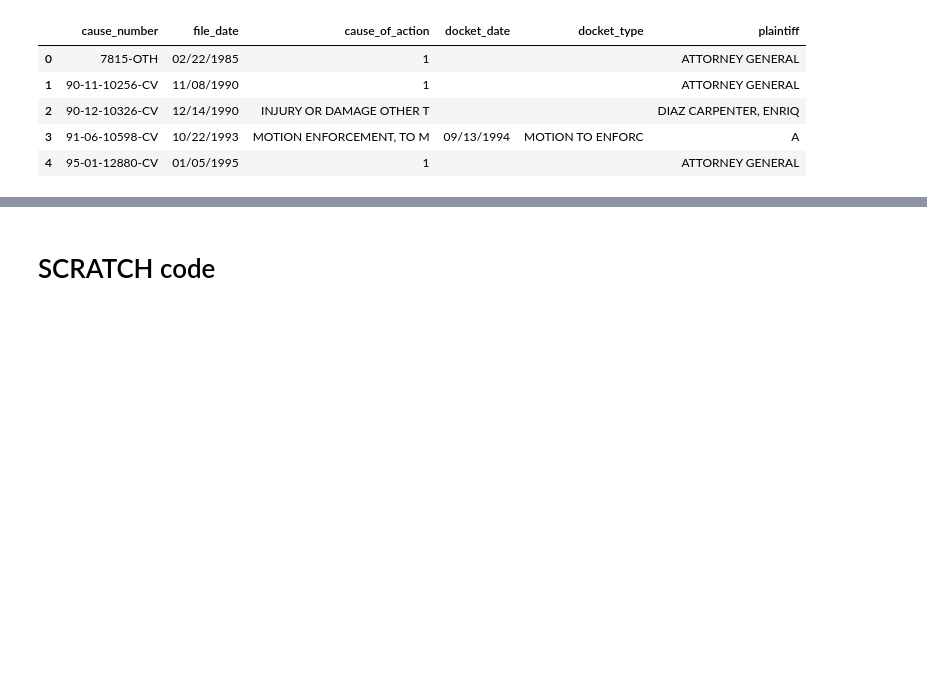
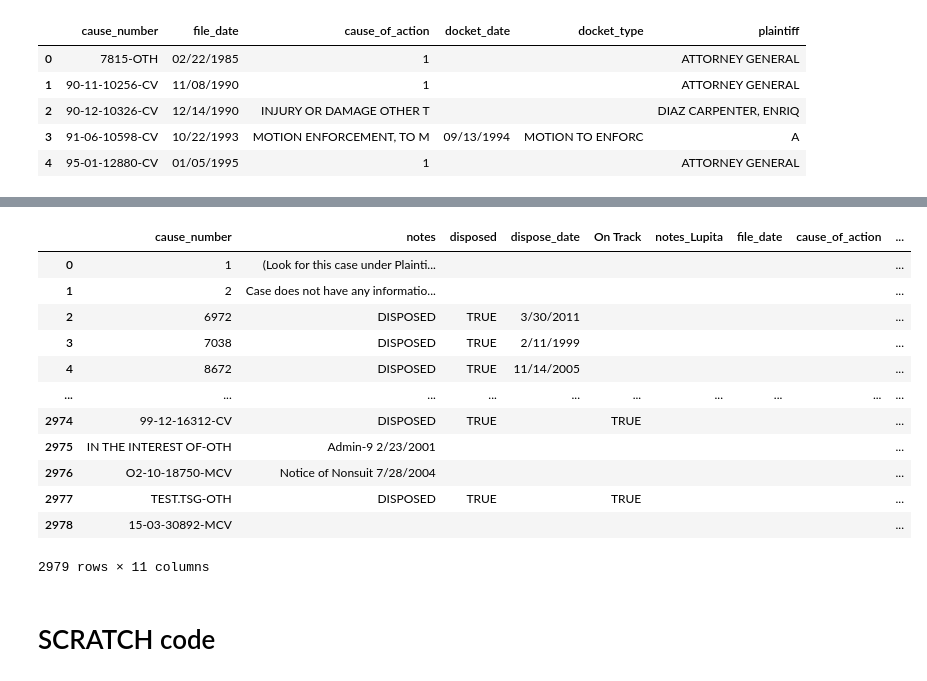
Before and after one commit to District-Court-293rd/293rd_pending_cases, a Jupyter notebook: cause_number.ipynb, the cells around one changed output, grey strips where cells are left out. Drawn from its saved outputs; the diff is of its cells as text; code cells hidden in the pictures; blank space fills up the shorter version.

```diff
--- a/cause_number.ipynb
+++ b/cause_number.ipynb
@@ -72,7 +127,21 @@ df = civil_pending_notes.merge(pending_cause_number_df, how = 'outer', on = 'cau
 # %%
     #drops the duplicated cause numbers and reindexes the dataframe
     #resets the index and drops the output index
     #fills in the na with an empty space to avoid error
 df = df.drop_duplicates('cause_number').reset_index(drop=True).fillna(' ')
-#df.shape
+df
+# %% [output]
+|  | cause_number | notes | disposed | dispose_date | On Track | notes_Lupita | file_date | cause_of_action | ... |
+| 0 | 1 | (Look for this case under Plainti... |  |  |  |  |  |  | ... |
+| 1 | 2 | Case does not have any informatio... |  |  |  |  |  |  | ... |
+| 2 | 6972 | DISPOSED | TRUE | 3/30/2011 |  |  |  |  | ... |
+| 3 | 7038 | DISPOSED | TRUE | 2/11/1999 |  |  |  |  | ... |
+| 4 | 8672 | DISPOSED | TRUE | 11/14/2005 |  |  |  |  | ... |
+| ... | ... | ... | ... | ... | ... | ... | ... | ... | ... |
+| 2974 | 99-12-16312-CV | DISPOSED | TRUE |  | TRUE |  |  |  | ... |
+| 2975 | IN THE INTEREST OF-OTH | Admin-9 2/23/2001 |  |  |  |  |  |  | ... |
+| 2976 | O2-10-18750-MCV | Notice of Nonsuit 7/28/2004 |  |  |  |  |  |  | ... |
+| 2977 | TEST.TSG-OTH | DISPOSED | TRUE |  | TRUE |  |  |  | ... |
+| 2978 | 15-03-30892-MCV |  |  |  |  |  |  |  | ... |
+2979 rows × 11 columns
 # %%
```
Also changed, not shown: parts of 5 cells of this notebook, 1 other file.
